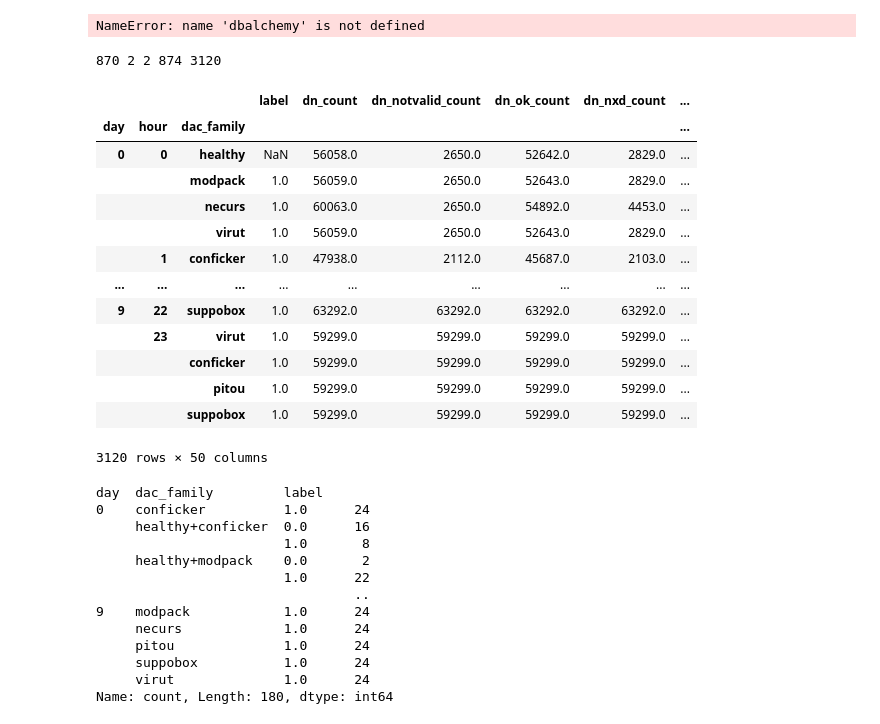
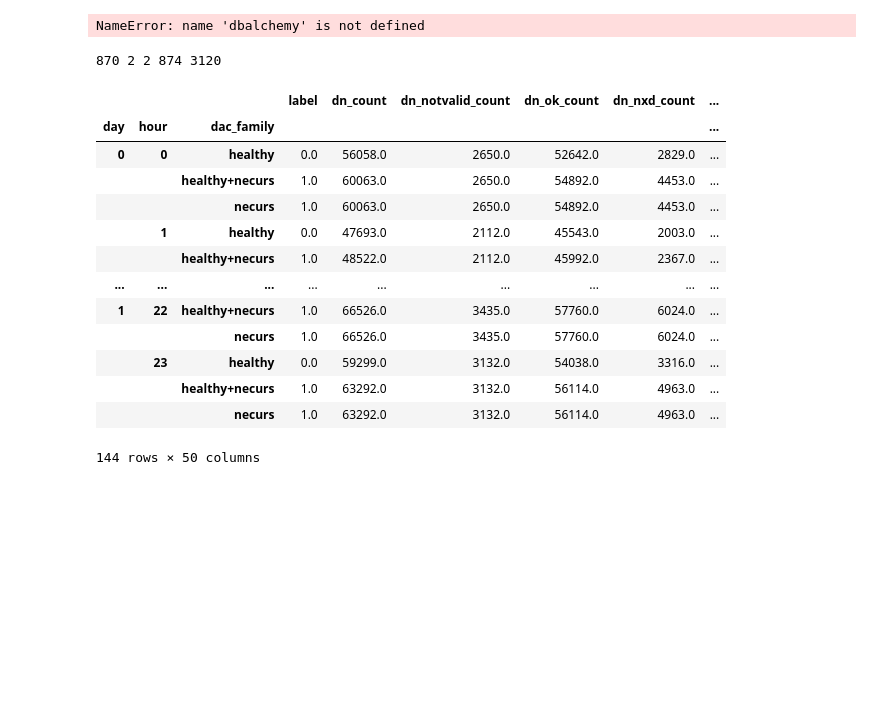
Before and after one commit to princio/dga-detection-analysis-framework, a Jupyter notebook: scripts/windowing/final/final.ipynb, the cells around one changed output. Cells and saved outputs as stored; diff of their text form; code cells hidden in the pictures; blank space fills up the shorter version.

```diff
--- a/scripts/windowing/final/final.ipynb
+++ b/scripts/windowing/final/final.ipynb
@@ -228,66 +228,63 @@ for c in df.columns:
     if c not in col_numeric:
         print(c)
 
-empties = ([], [])
+singles = ([], [])
 combined = ([], [])
 labels = ([], [])
 for d, h, mw in itertools.product(list(range(10)), list(range(24)), mws):
     healthyrow = df.loc[(d, h, 'healthy'), :].copy()
     lc = 1
+    singles[0].append((d, h, mw))
     try:
-        values = df.loc[(d, h, mw), :].copy()
-        values.loc[col_malicious] += healthyrow[col_malicious]
+        tmp = df.loc[(d, h, mw), :].copy()
+        tmp[col_malicious] += (healthyrow[col_malicious])
+        singles[1].append(pd.Series(df.loc[(d, h, mw), :].to_numpy(), index=df.columns))
+        combined[1].append(pd.Series(tmp.copy().to_numpy(), index=df.columns))
     except KeyError as e:
-        empties[0].append((d, h, mw))
-        empties[1].append(pd.Series([ 0 for _ in col_numeric], index=df.columns))
+        singles[1].append(pd.Series([ 0 for _ in col_numeric], index=df.columns))
+        combined[1].append(pd.Series(healthyrow.to_numpy(), index=df.columns))
         values = healthyrow.copy()
         lc = 0
         pass
     labels[0].append((d, h, mw))
-    labels[1].append(1)
+    labels[1].append(lc)
     labels[0].append((d, h, f'healthy+{mw}'))
     labels[1].append(lc)
     combined[0].append((d, h, f'healthy+{mw}'))
-    combined[1].append(pd.Series(values.iloc[0], index=df.columns))
     pass
 
-print(df.shape[0], len(combined), len(empties), df.shape[0] + len(combined) + len(empties), 2 * 240 * len(mws) + 240)
+for d, h in itertools.product(list(range(10)), list(range(24))):
+    singles[0].append((d,h,'healthy'))
+    singles[1].append(df.loc[(d, h, 'healthy'), :].copy())
+    pass
 
-df = pd.DataFrame(df.to_numpy().tolist() + empties[1] + combined[1], columns=df.columns, index=pd.MultiIndex.from_tuples(df.index.to_list() + combined[0] + empties[0]))
+print(df.shape[0], len(combined), len(singles), df.shape[0] + len(combined) + len(singles), 2 * 240 * len(mws) + 240)
+
+df = pd.DataFrame(combined[1] + singles[1], columns=df.columns, index=pd.MultiIndex.from_tuples(combined[0] + singles[0]))
 df.insert(0, 'label', pd.Series(labels[1], index=labels[0]))
+df['label'] = df['label'].fillna(0)
 df.index.names = ['day', 'hour', 'dac_family']
+df = df.sort_index(level=['day', 'hour', 'dac_family'])
 df.to_csv('dataset.csv')
-
-df
 # %% [output]
 870 2 2 874 3120
-|  |  |  | label | dn_count | dn_notvalid_count | dn_ok_count | dn_nxd_count | ... |
-| day | hour | dac_family |  |  |  |  |  | ... |
-| 0 | 0 | healthy | NaN | 56058.0 | 2650.0 | 52642.0 | 2829.0 | ... |
-|  |  | modpack | 1.0 | 56059.0 | 2650.0 | 52643.0 | 2829.0 | ... |
-|  |  | necurs | 1.0 | 60063.0 | 2650.0 | 54892.0 | 4453.0 | ... |
-|  |  | virut | 1.0 | 56059.0 | 2650.0 | 52643.0 | 2829.0 | ... |
-|  | 1 | conficker | 1.0 | 47938.0 | 2112.0 | 45687.0 | 2103.0 | ... |
-| ... | ... | ... | ... | ... | ... | ... | ... | ... |
-| 9 | 22 | suppobox | 1.0 | 63292.0 | 63292.0 | 63292.0 | 63292.0 | ... |
-|  | 23 | virut | 1.0 | 59299.0 | 59299.0 | 59299.0 | 59299.0 | ... |
-|  |  | conficker | 1.0 | 59299.0 | 59299.0 | 59299.0 | 59299.0 | ... |
-|  |  | pitou | 1.0 | 59299.0 | 59299.0 | 59299.0 | 59299.0 | ... |
-|  |  | suppobox | 1.0 | 59299.0 | 59299.0 | 59299.0 | 59299.0 | ... |
-3120 rows × 50 columns
-# %%
-df.reset_index()[['day', 'dac_family', 'label']].value_counts().sort_index()
-# %% [output]
-day  dac_family         label
-0    conficker          1.0      24
-     healthy+conficker  0.0      16
-                        1.0       8
-     healthy+modpack    0.0       2
-                        1.0      22
-                                 ..
-9    modpack            1.0      24
-     necurs             1.0      24
-     pitou              1.0      24
-     suppobox           1.0      24
-     virut              1.0      24
-Name: count, Length: 180, dtype: int64
+# %%
+
+DATASET = pd.read_csv('dataset.csv', index_col=[0,1,2]).fillna(0)
+
+DATASET.loc[pd.IndexSlice[(0,1), :, ('healthy', 'healthy+necurs', 'necurs')], :].sort_index(level=['day', 'hour', 'dac_family'])
+# %% [output]
+|  |  |  | label | dn_count | dn_notvalid_count | dn_ok_count | dn_nxd_count | ... |
+| day | hour | dac_family |  |  |  |  |  | ... |
+| 0 | 0 | healthy | 0.0 | 56058.0 | 2650.0 | 52642.0 | 2829.0 | ... |
+|  |  | healthy+necurs | 1.0 | 60063.0 | 2650.0 | 54892.0 | 4453.0 | ... |
+|  |  | necurs | 1.0 | 60063.0 | 2650.0 | 54892.0 | 4453.0 | ... |
+|  | 1 | healthy | 0.0 | 47693.0 | 2112.0 | 45543.0 | 2003.0 | ... |
+|  |  | healthy+necurs | 1.0 | 48522.0 | 2112.0 | 45992.0 | 2367.0 | ... |
+| ... | ... | ... | ... | ... | ... | ... | ... | ... |
+| 1 | 22 | healthy+necurs | 1.0 | 66526.0 | 3435.0 | 57760.0 | 6024.0 | ... |
+|  |  | necurs | 1.0 | 66526.0 | 3435.0 | 57760.0 | 6024.0 | ... |
+|  | 23 | healthy | 0.0 | 59299.0 | 3132.0 | 54038.0 | 3316.0 | ... |
+|  |  | healthy+necurs | 1.0 | 63292.0 | 3132.0 | 56114.0 | 4963.0 | ... |
+|  |  | necurs | 1.0 | 63292.0 | 3132.0 | 56114.0 | 4963.0 | ... |
+144 rows × 50 columns
```
Also changed, not shown: parts of 1 cell of this notebook, 10 other files.
